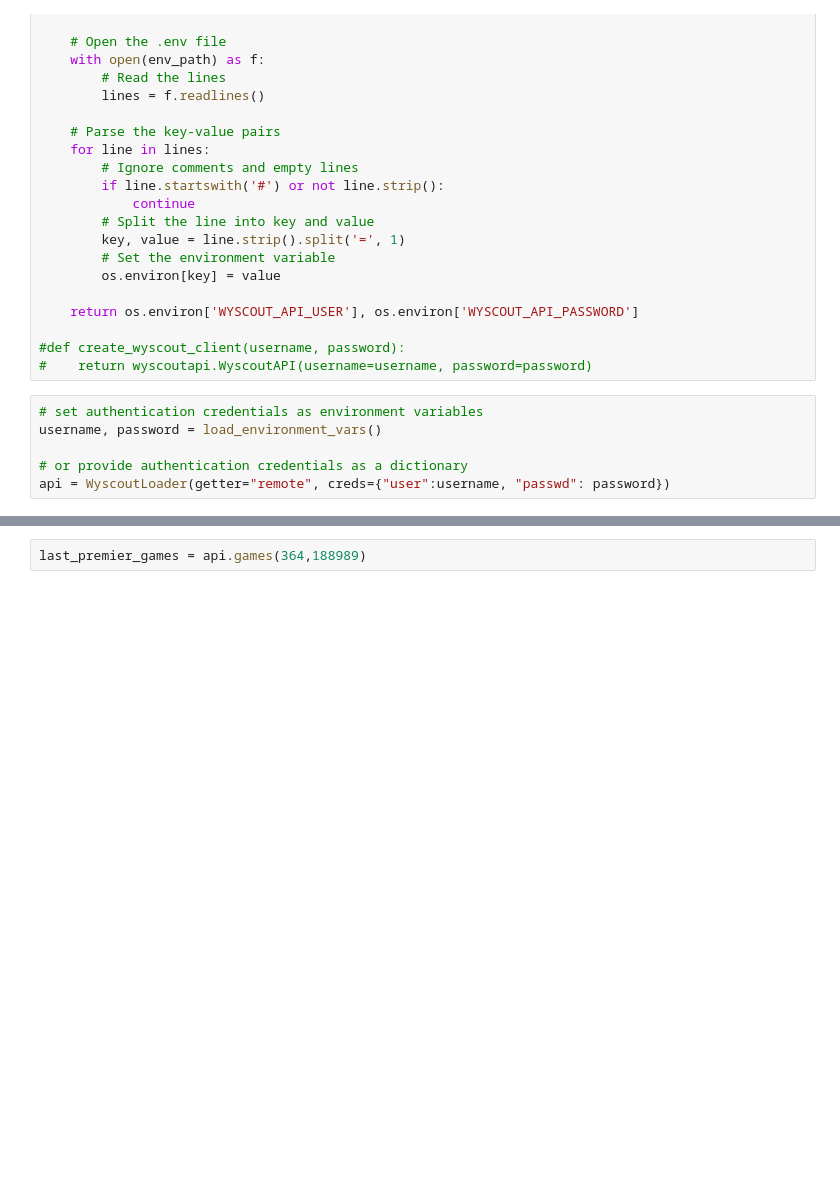
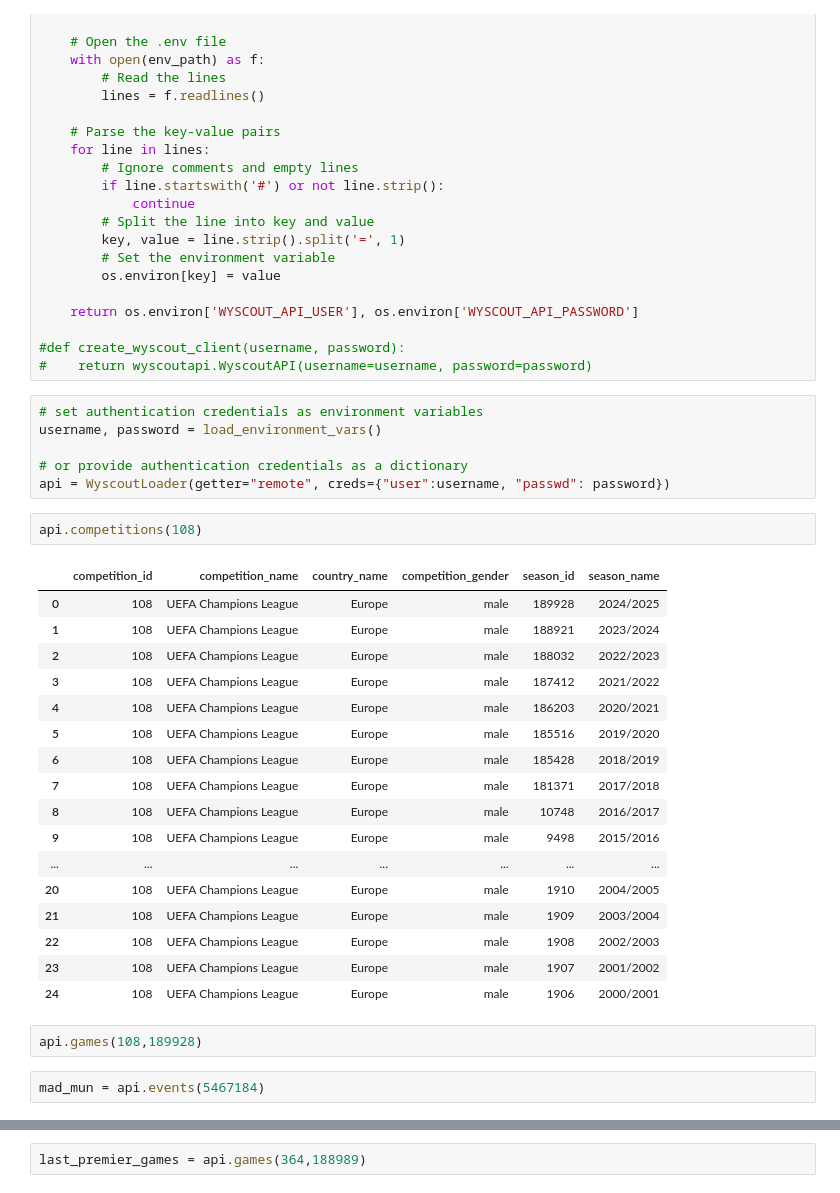
Before and after one commit to sotoblanco/FriendsOfTracking, a Jupyter notebook: notebooks/VAEP_3.ipynb, the cells around one changed output, grey strips where cells are left out. Cells and saved outputs as stored; diff of their text form; blank space fills up the shorter version.

```diff
--- a/notebooks/VAEP_3.ipynb
+++ b/notebooks/VAEP_3.ipynb
@@ -52,3 +52,27 @@ username, password = load_environment_vars()
 
 # or provide authentication credentials as a dictionary
 api = WyscoutLoader(getter="remote", creds={"user":username, "passwd": password})
+# %%
+api.competitions(108)
+# %% [output]
+|  | competition_id | competition_name | country_name | competition_gender | season_id | season_name |
+| 0 | 108 | UEFA Champions League | Europe | male | 189928 | 2024/2025 |
+| 1 | 108 | UEFA Champions League | Europe | male | 188921 | 2023/2024 |
+| 2 | 108 | UEFA Champions League | Europe | male | 188032 | 2022/2023 |
+| 3 | 108 | UEFA Champions League | Europe | male | 187412 | 2021/2022 |
+| 4 | 108 | UEFA Champions League | Europe | male | 186203 | 2020/2021 |
+| 5 | 108 | UEFA Champions League | Europe | male | 185516 | 2019/2020 |
+| 6 | 108 | UEFA Champions League | Europe | male | 185428 | 2018/2019 |
+| 7 | 108 | UEFA Champions League | Europe | male | 181371 | 2017/2018 |
+| 8 | 108 | UEFA Champions League | Europe | male | 10748 | 2016/2017 |
+| 9 | 108 | UEFA Champions League | Europe | male | 9498 | 2015/2016 |
+| ... | ... | ... | ... | ... | ... | ... |
+| 20 | 108 | UEFA Champions League | Europe | male | 1910 | 2004/2005 |
+| 21 | 108 | UEFA Champions League | Europe | male | 1909 | 2003/2004 |
+| 22 | 108 | UEFA Champions League | Europe | male | 1908 | 2002/2003 |
+| 23 | 108 | UEFA Champions League | Europe | male | 1907 | 2001/2002 |
+| 24 | 108 | UEFA Champions League | Europe | male | 1906 | 2000/2001 |
+# %%
+api.games(108,189928)
+# %%
+mad_mun = api.events(5467184)
```
Also changed, not shown: parts of 11 cells of this notebook, 10 other files.
